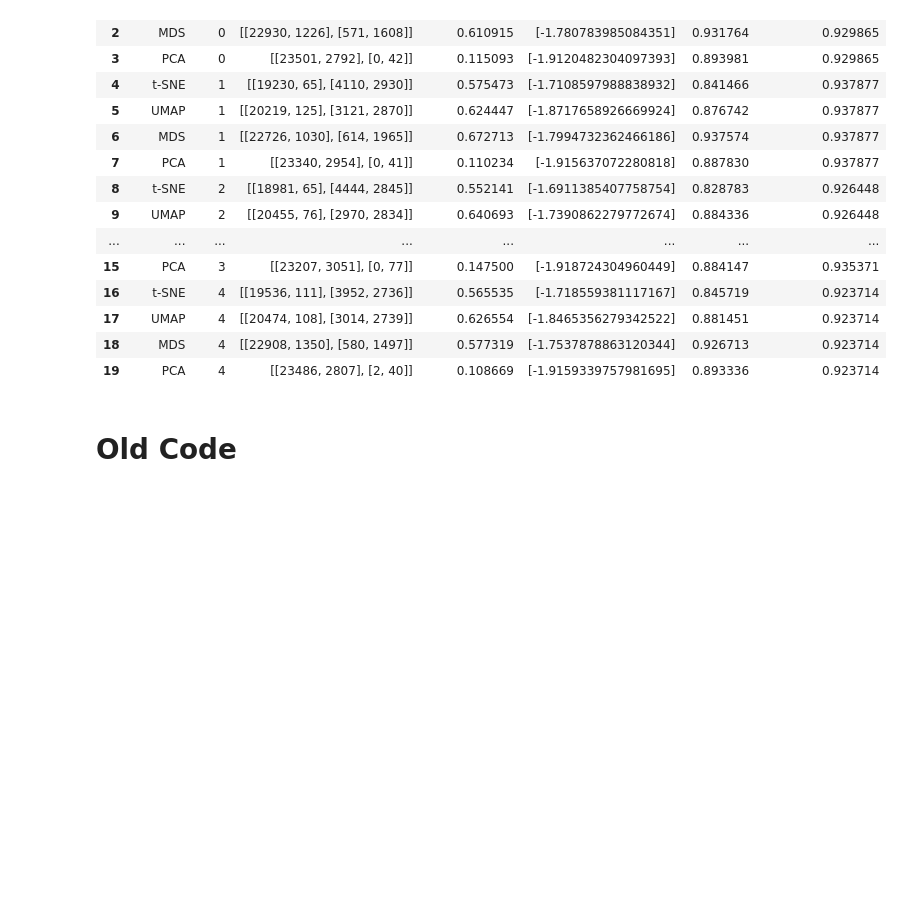
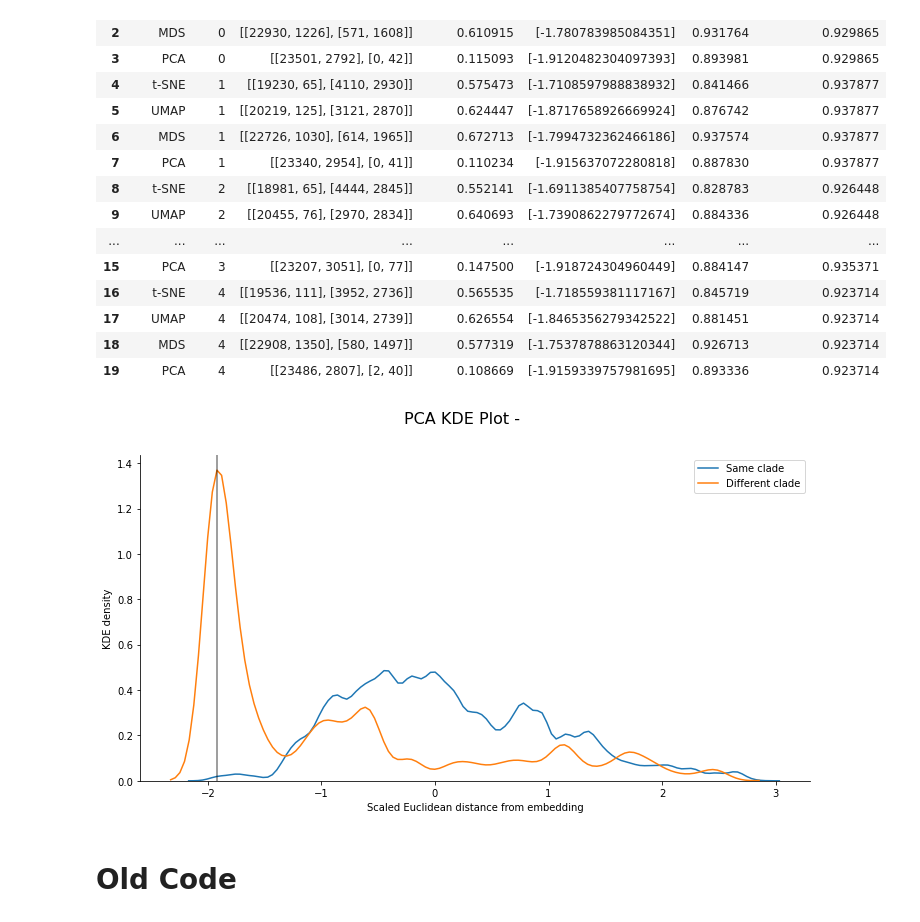
Before and after one commit to blab/cartography, a Jupyter notebook: notebooks/2020-07-28-cross-validation-outline.ipynb, the cells around one changed output. Drawn from its saved outputs; the diff is of its cells as text; code cells hidden in the pictures; blank space fills up the shorter version.

Commit message:
fixing small issues with code, adding a bit of analysis figure to cross validation

```diff
--- a/notebooks/2020-07-28-cross-validation-outline.ipynb
+++ b/notebooks/2020-07-28-cross-validation-outline.ipynb
@@ -27,7 +27,7 @@ Perform cross-validation of an embedding method to tune hyperparameters and eval
 # %%
 sequences_path = "../seasonal-flu-nextstrain/results/aligned.fasta"
 clades_path = "../seasonal-flu-nextstrain/results/clades.json"
-genomes_path = "../seasonal-flu-nextstrain/results/aligned.fasta"
+KDE_pca_path = "../seasonal-flu-nextstrain/results/KDEDensity_pca.csv"
 # %% [markdown]
 ## Imports
 # %%
@@ -527,3 +529,24 @@ cross_v_info.reset_index(drop=True)
+# %%
+cross_v_info_PCA = cross_v_info.where(cross_v_info["method"] == "PCA").dropna()
+# %%
+average_pca = np.average(np.array(cross_v_info_PCA['threshold'].values.tolist()).flatten())
+# %%
+KDE_df = pd.read_csv(KDE_pca_path, index_col=0)
+fig, ax = plt.subplots(1, 1, figsize=(12, 6))
+
+ax = sns.kdeplot(KDE_df.query("clade_status == 1")["scaled_distance"], label="Same clade", ax=ax)
+ax = sns.kdeplot(KDE_df.query("clade_status == 0")["scaled_distance"], label="Different clade", ax=ax)
+
+ax.axvline(x=average_pca, label="SVC threshold", color="#000000", alpha=0.5)
+
+ax.set_xlabel("Scaled Euclidean distance from embedding")
+ax.set_ylabel("KDE density")
+
+
+fig.suptitle('PCA' + ' KDE Plot - ', fontsize=16)
+sns.despine()
+# %% [output]
+[figure, added]
 # %% [markdown]
 # Old Code
 # %%
```
Also changed, not shown: parts of 3 cells of this notebook, 4 other files.
